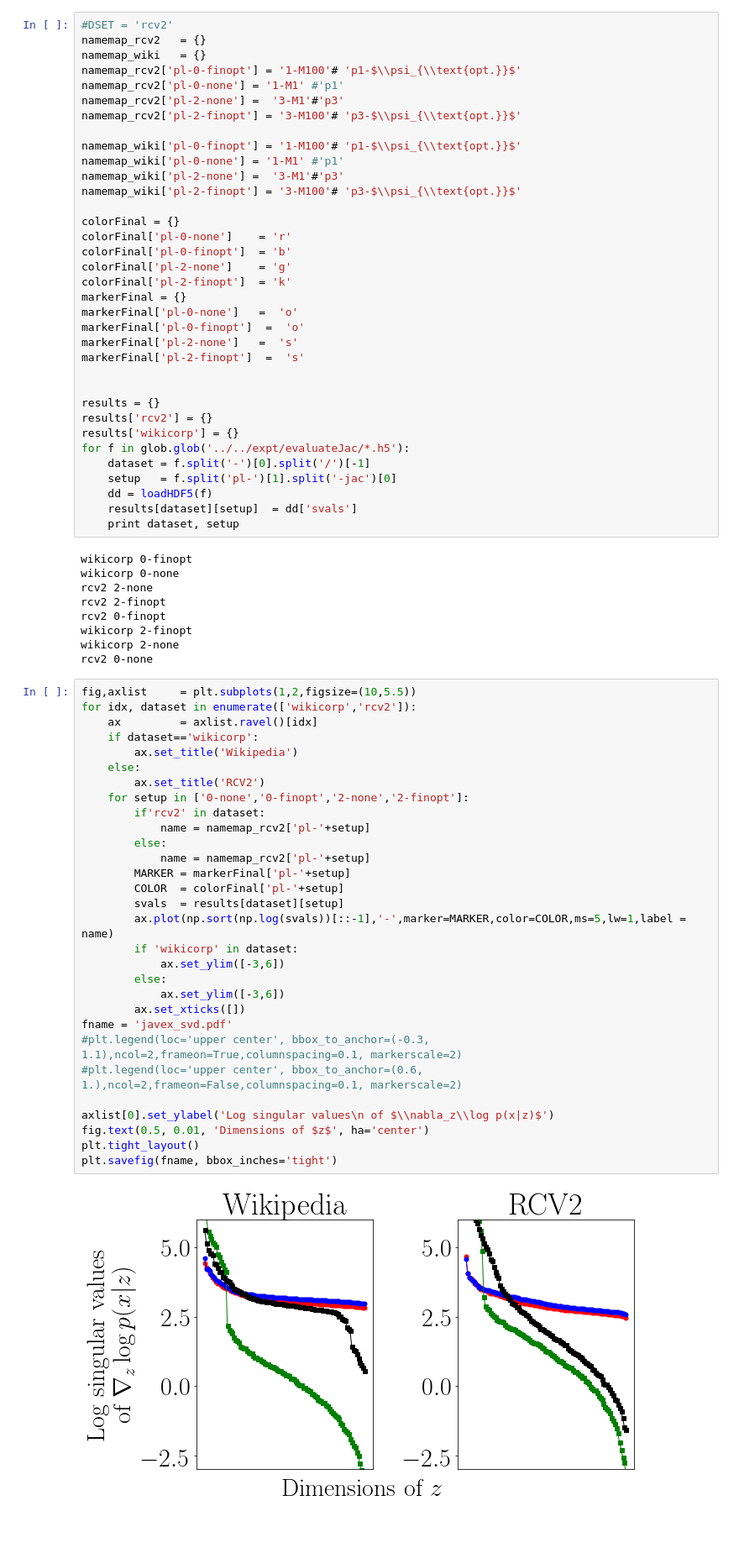
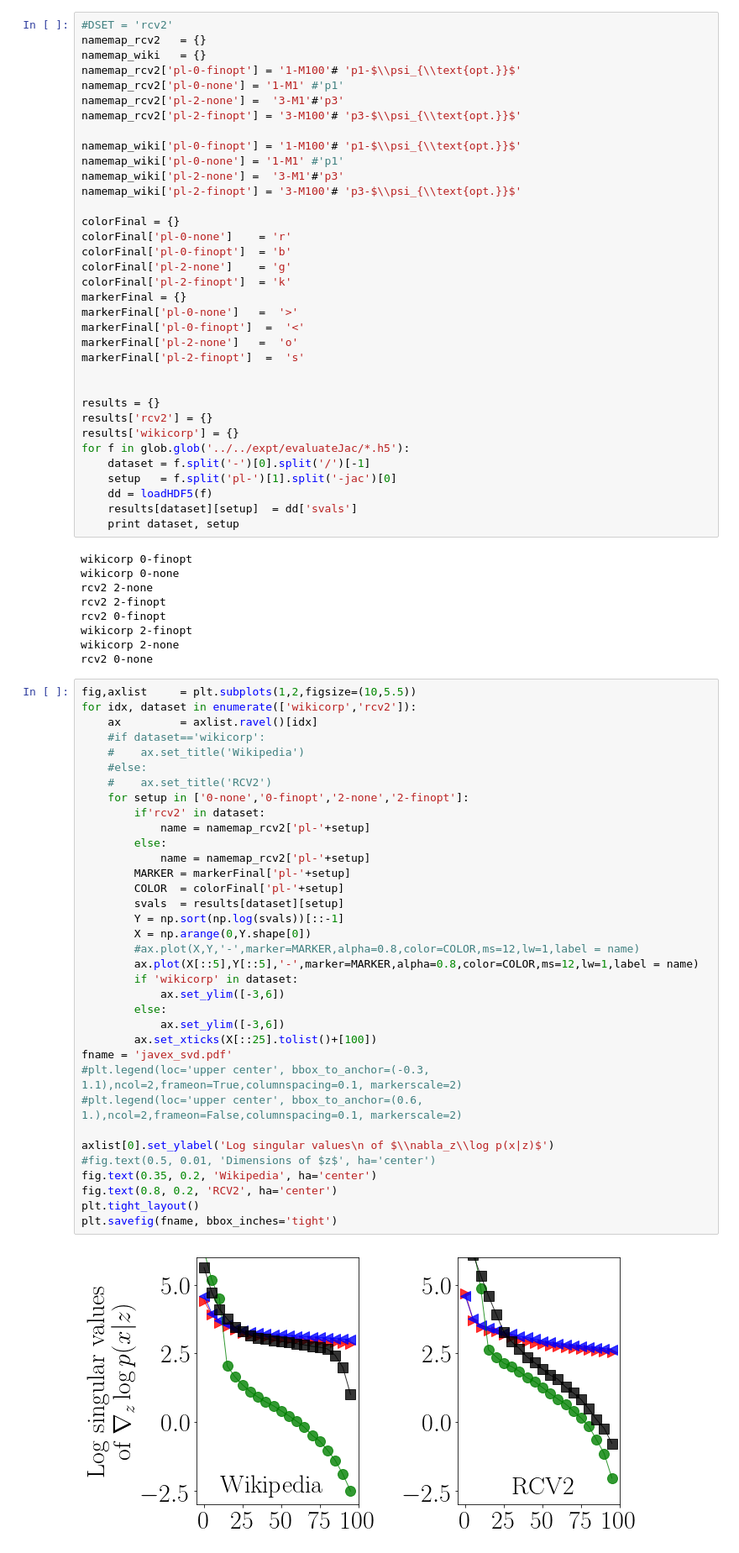
Before and after one commit to rahulk90/vae_sparse, a Jupyter notebook: ipynb/bow_text/JacobianLatentSpace.ipynb, the cells around one changed output. Shown at 84% size. Saved outputs shown, nothing was run; the diff lists cells and outputs as text; blank space fills up the shorter version.

```diff
--- a/ipynb/bow_text/JacobianLatentSpace.ipynb
+++ b/ipynb/bow_text/JacobianLatentSpace.ipynb
@@ -39,9 +39,9 @@ colorFinal['pl-0-finopt']  = 'b'
 colorFinal['pl-2-none']    = 'g'
 colorFinal['pl-2-finopt']  = 'k'
 markerFinal = {}
-markerFinal['pl-0-none']   =  'o'
-markerFinal['pl-0-finopt']  =  'o'
-markerFinal['pl-2-none']   =  's'
+markerFinal['pl-0-none']   =  '>'
+markerFinal['pl-0-finopt']  =  '<'
+markerFinal['pl-2-none']   =  'o'
 markerFinal['pl-2-finopt']  =  's'
 
 
@@ -66,32 +66,37 @@ rcv2 0-none
 # %%
 fig,axlist     = plt.subplots(1,2,figsize=(10,5.5))
 for idx, dataset in enumerate(['wikicorp','rcv2']):
     ax         = axlist.ravel()[idx]
-    if dataset=='wikicorp':
-        ax.set_title('Wikipedia')
-    else:
-        ax.set_title('RCV2')
+    #if dataset=='wikicorp':
+    #    ax.set_title('Wikipedia')
+    #else:
+    #    ax.set_title('RCV2')
     for setup in ['0-none','0-finopt','2-none','2-finopt']:
         if'rcv2' in dataset:
             name = namemap_rcv2['pl-'+setup]
         else:
             name = namemap_rcv2['pl-'+setup]
         MARKER = markerFinal['pl-'+setup]
         COLOR  = colorFinal['pl-'+setup]
         svals  = results[dataset][setup]
-        ax.plot(np.sort(np.log(svals))[::-1],'-',marker=MARKER,color=COLOR,ms=5,lw=1,label = name)
+        Y = np.sort(np.log(svals))[::-1]
+        X = np.arange(0,Y.shape[0])
+        #ax.plot(X,Y,'-',marker=MARKER,alpha=0.8,color=COLOR,ms=12,lw=1,label = name)
+        ax.plot(X[::5],Y[::5],'-',marker=MARKER,alpha=0.8,color=COLOR,ms=12,lw=1,label = name)
         if 'wikicorp' in dataset:
             ax.set_ylim([-3,6])
         else:
             ax.set_ylim([-3,6])
-        ax.set_xticks([])
+        ax.set_xticks(X[::25].tolist()+[100])
 fname = 'javex_svd.pdf'
 #plt.legend(loc='upper center', bbox_to_anchor=(-0.3, 1.1),ncol=2,frameon=True,columnspacing=0.1, markerscale=2)
 #plt.legend(loc='upper center', bbox_to_anchor=(0.6, 1.),ncol=2,frameon=False,columnspacing=0.1, markerscale=2)
 
 axlist[0].set_ylabel('Log singular values\n of $\\nabla_z\\log p(x|z)$')
-fig.text(0.5, 0.01, 'Dimensions of $z$', ha='center')
+#fig.text(0.5, 0.01, 'Dimensions of $z$', ha='center')
+fig.text(0.35, 0.2, 'Wikipedia', ha='center')
+fig.text(0.8, 0.2, 'RCV2', ha='center')
 plt.tight_layout()
 plt.savefig(fname, bbox_inches='tight')
 # %% [output]
-[figure, old version]
+[figure, new version]
```
Also changed, not shown: 4 other files.
